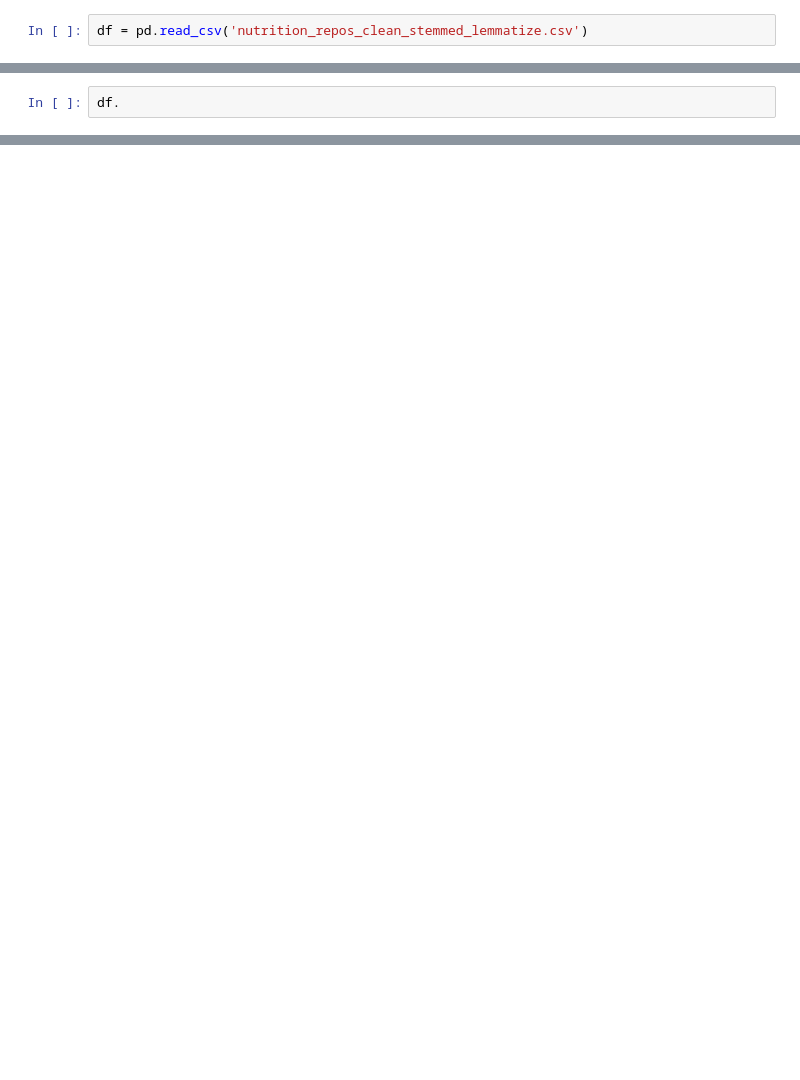
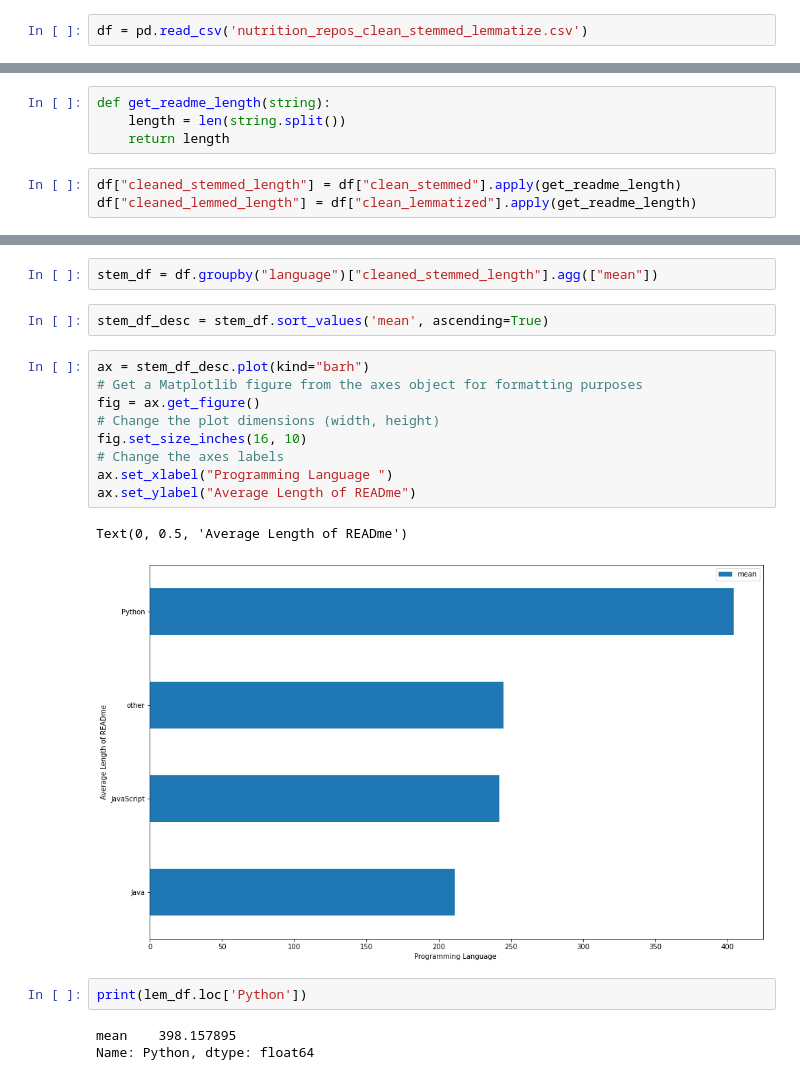
Before and after one commit to Christian-Kristine-Kan-Scott/nlp_project, a Jupyter notebook: christian_workbook.ipynb, the cells around one changed output, grey strips where cells are left out. Drawn from its saved outputs; the diff is of its cells as text; blank space fills up the shorter version.

```diff
--- a/christian_workbook.ipynb
+++ b/christian_workbook.ipynb
@@ -28,2 +39,7 @@ dtype: int64
 # %%
-df.
+def get_readme_length(string):
+    length = len(string.split())
+    return length
+# %%
+df["cleaned_stemmed_length"] = df["clean_stemmed"].apply(get_readme_length)
+df["cleaned_lemmed_length"] = df["clean_lemmatized"].apply(get_readme_length)
@@ -29,0 +142,21 @@ df.
+# %%
+stem_df = df.groupby("language")["cleaned_stemmed_length"].agg(["mean"])
+# %%
+stem_df_desc = stem_df.sort_values('mean', ascending=True)
+# %%
+ax = stem_df_desc.plot(kind="barh")
+# Get a Matplotlib figure from the axes object for formatting purposes
+fig = ax.get_figure()
+# Change the plot dimensions (width, height)
+fig.set_size_inches(16, 10)
+# Change the axes labels
+ax.set_xlabel("Programming Language ")
+ax.set_ylabel("Average Length of READme")
+# %% [output]
+Text(0, 0.5, 'Average Length of READme')
+[figure, added]
+# %%
+print(lem_df.loc['Python'])
+# %% [output]
+mean    398.157895
+Name: Python, dtype: float64
```
Also changed, not shown: parts of 18 cells of this notebook.
